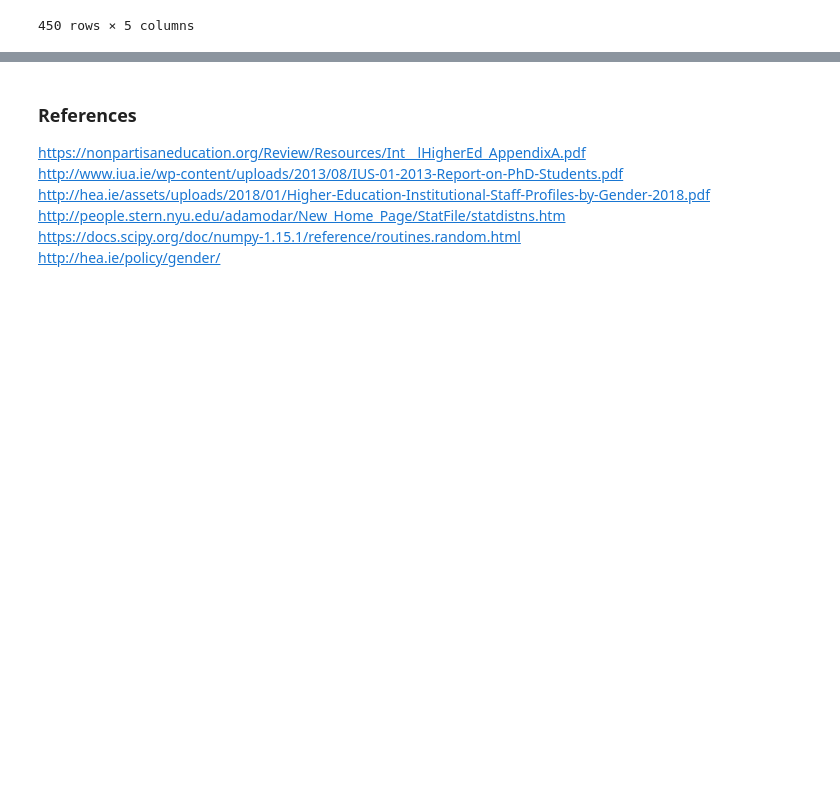
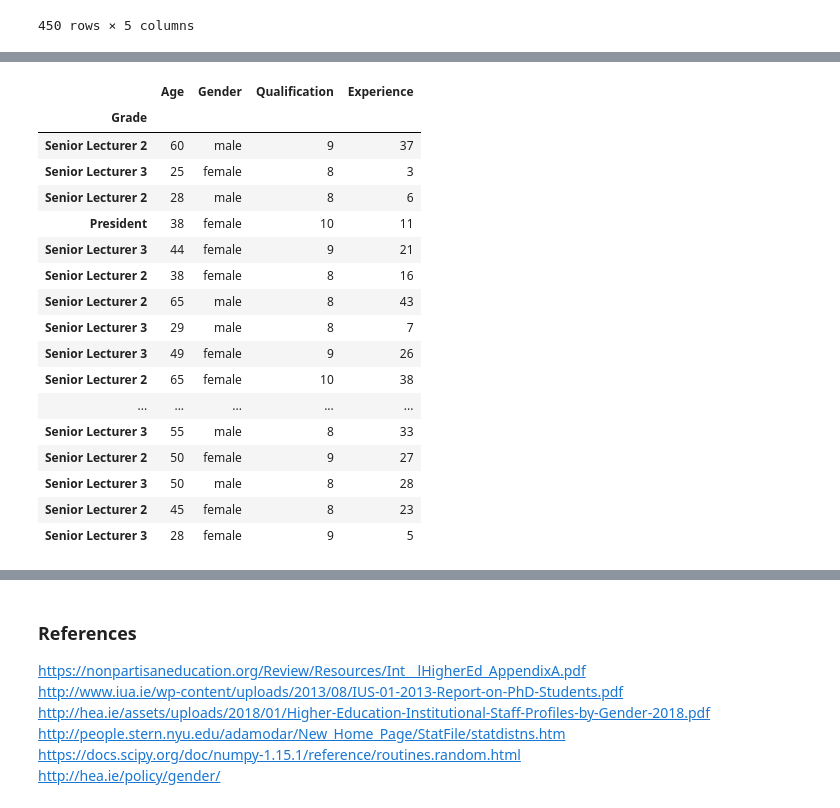
Before and after one commit to paulacduffy/simulatedatasetproject, a Jupyter notebook: Simulated data set using numpy.random.ipynb, the cells around one changed output, grey strips where cells are left out. Cells and saved outputs as stored; diff of their text form; code cells hidden in the pictures; blank space fills up the shorter version.

```diff
--- a/Simulated data set using numpy.random.ipynb
+++ b/Simulated data set using numpy.random.ipynb
@@ -108,0 +115,24 @@ To assign Grade I used the same function as for Gender; np.random.choice. I assi
+# %%
+#Show histogram based on Grade & Gender, just for Senior Management Grades
+#First drop non-Senior Management grades
+ndf = df.drop(['Lecturer', 'Assistant Lecturer', 'Senior Lecturer 1'])
+ndf
+# %% [output]
+|  | Age | Gender | Qualification | Experience |
+| Grade |  |  |  |  |
+| Senior Lecturer 2 | 60 | male | 9 | 37 |
+| Senior Lecturer 3 | 25 | female | 8 | 3 |
+| Senior Lecturer 2 | 28 | male | 8 | 6 |
+| President | 38 | female | 10 | 11 |
+| Senior Lecturer 3 | 44 | female | 9 | 21 |
+| Senior Lecturer 2 | 38 | female | 8 | 16 |
+| Senior Lecturer 2 | 65 | male | 8 | 43 |
+| Senior Lecturer 3 | 29 | male | 8 | 7 |
+| Senior Lecturer 3 | 49 | female | 9 | 26 |
+| Senior Lecturer 2 | 65 | female | 10 | 38 |
+| ... | ... | ... | ... | ... |
+| Senior Lecturer 3 | 55 | male | 8 | 33 |
+| Senior Lecturer 2 | 50 | female | 9 | 27 |
+| Senior Lecturer 3 | 50 | male | 8 | 28 |
+| Senior Lecturer 2 | 45 | female | 8 | 23 |
+| Senior Lecturer 3 | 28 | female | 9 | 5 |
```
Also changed, not shown: parts of 3 cells of this notebook.
